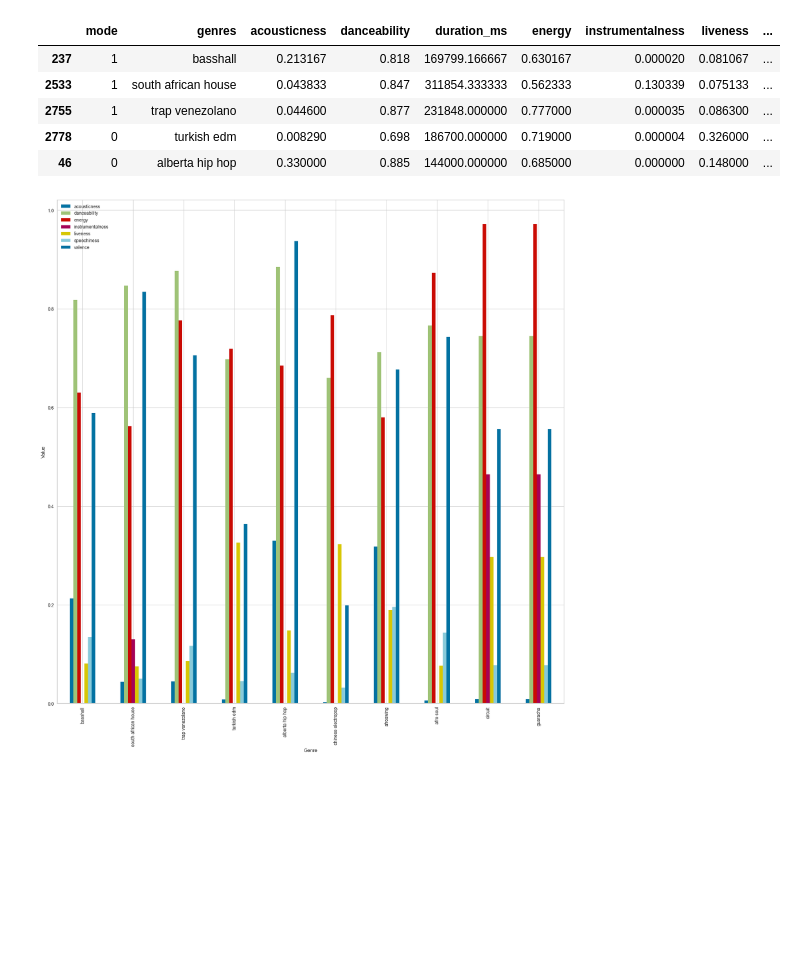
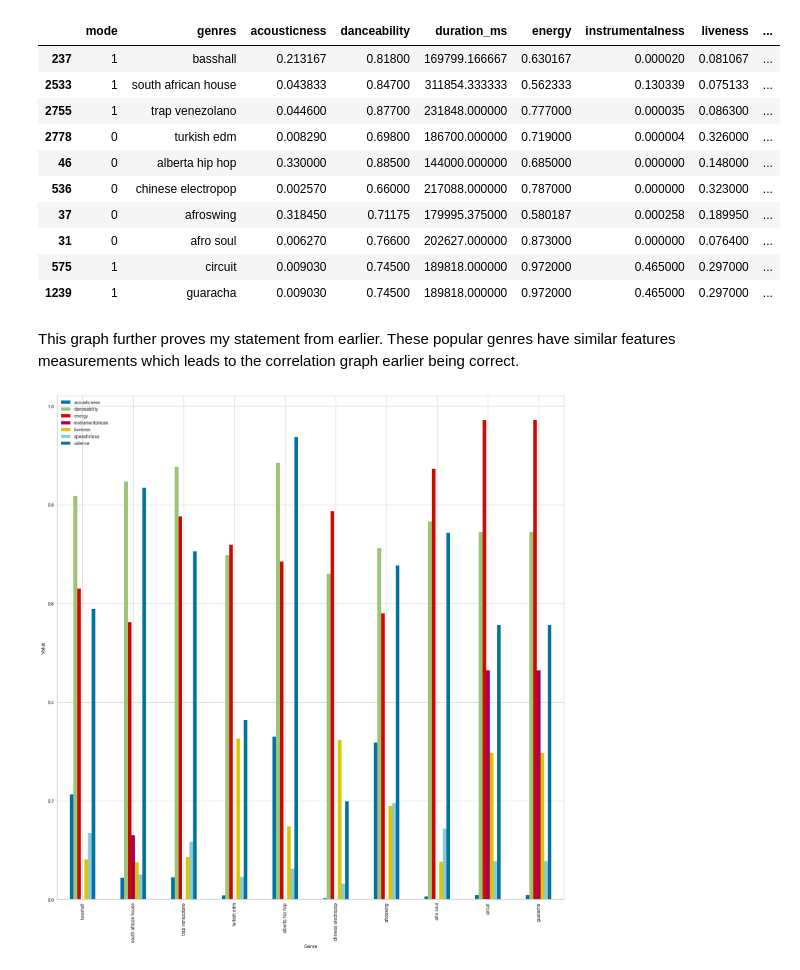
Before and after one commit to vodewey12/MA-544, a Jupyter notebook: Final Project/SpotifyPlaylistRecommend.ipynb, the cells around one changed output. Drawn from its saved outputs; the diff is of its cells as text; code cells hidden in the pictures; blank space fills up the shorter version.

```diff
--- a/Final Project/SpotifyPlaylistRecommend.ipynb
+++ b/Final Project/SpotifyPlaylistRecommend.ipynb
@@ -71,13 +135,23 @@ visualizer.show()
 # %%
+data_by_genre = pd.read_csv("data_by_genres.csv", on_bad_lines="skip")
+# top10_genres = data_by_genre.nlargest(10, 'popularity')
+
 top10_genres = data_by_genre.nlargest(10, 'popularity')
-top10_genres.head()
+top10_genres.head(10)
 # %% [output]
 |  | mode | genres | acousticness | danceability | duration_ms | energy | instrumentalness | liveness | ... |
-| 237 | 1 | basshall | 0.213167 | 0.818 | 169799.166667 | 0.630167 | 0.000020 | 0.081067 | ... |
-| 2533 | 1 | south african house | 0.043833 | 0.847 | 311854.333333 | 0.562333 | 0.130339 | 0.075133 | ... |
-| 2755 | 1 | trap venezolano | 0.044600 | 0.877 | 231848.000000 | 0.777000 | 0.000035 | 0.086300 | ... |
-| 2778 | 0 | turkish edm | 0.008290 | 0.698 | 186700.000000 | 0.719000 | 0.000004 | 0.326000 | ... |
-| 46 | 0 | alberta hip hop | 0.330000 | 0.885 | 144000.000000 | 0.685000 | 0.000000 | 0.148000 | ... |
+| 237 | 1 | basshall | 0.213167 | 0.81800 | 169799.166667 | 0.630167 | 0.000020 | 0.081067 | ... |
+| 2533 | 1 | south african house | 0.043833 | 0.84700 | 311854.333333 | 0.562333 | 0.130339 | 0.075133 | ... |
+| 2755 | 1 | trap venezolano | 0.044600 | 0.87700 | 231848.000000 | 0.777000 | 0.000035 | 0.086300 | ... |
+| 2778 | 0 | turkish edm | 0.008290 | 0.69800 | 186700.000000 | 0.719000 | 0.000004 | 0.326000 | ... |
+| 46 | 0 | alberta hip hop | 0.330000 | 0.88500 | 144000.000000 | 0.685000 | 0.000000 | 0.148000 | ... |
+| 536 | 0 | chinese electropop | 0.002570 | 0.66000 | 217088.000000 | 0.787000 | 0.000000 | 0.323000 | ... |
+| 37 | 0 | afroswing | 0.318450 | 0.71175 | 179995.375000 | 0.580187 | 0.000258 | 0.189950 | ... |
+| 31 | 0 | afro soul | 0.006270 | 0.76600 | 202627.000000 | 0.873000 | 0.000000 | 0.076400 | ... |
+| 575 | 1 | circuit | 0.009030 | 0.74500 | 189818.000000 | 0.972000 | 0.465000 | 0.297000 | ... |
+| 1239 | 1 | guaracha | 0.009030 | 0.74500 | 189818.000000 | 0.972000 | 0.465000 | 0.297000 | ... |
+# %% [markdown]
+This graph further proves my statement from earlier. These popular genres have similar features measurements which leads to the correlation graph earlier being correct.
 # %%
 ax = top10_genres.plot(x='genres', y=['acousticness', 'danceability', 'energy', 'instrumentalness',
        'liveness', 'speechiness', 'valence'], kind="bar", width=0.5)
```
Also changed, not shown: parts of 24 cells of this notebook, 4 other files.
